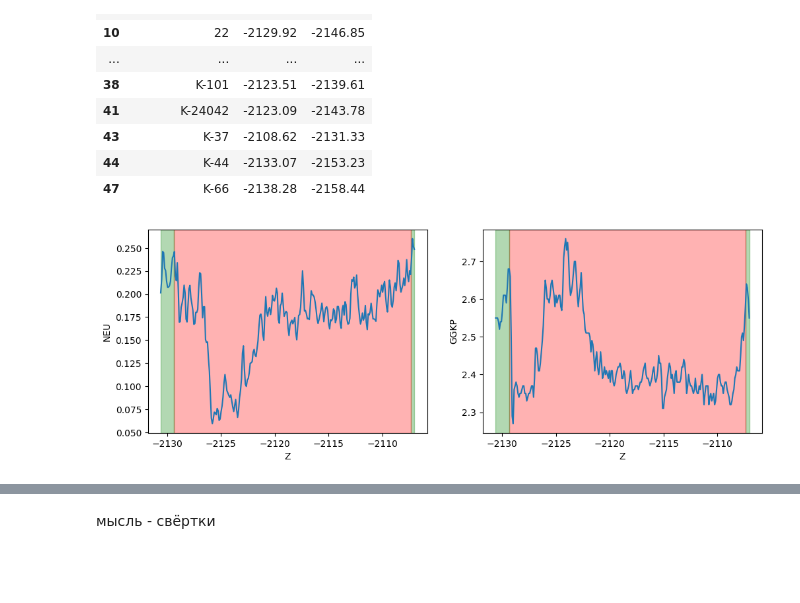
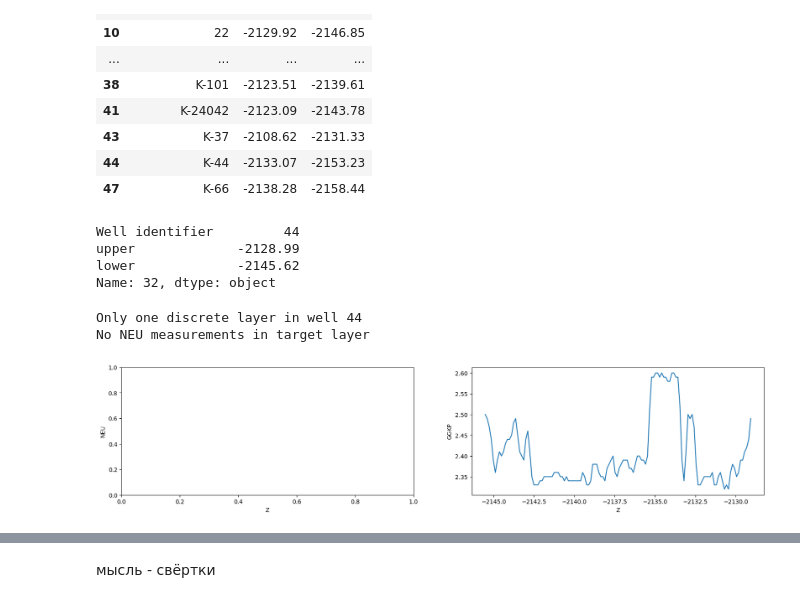
Before and after one commit to IBRINEI/MIPT_Hackathon, a Jupyter notebook: notebooks/main.ipynb, the cells around one changed output, grey strips where cells are left out. Saved outputs shown, nothing was run; the diff lists cells and outputs as text; code cells hidden in the pictures; blank space fills up the shorter version.

Commit message:
Handling of well 44.

```diff
--- a/notebooks/main.ipynb
+++ b/notebooks/main.ipynb
@@ -77,6 +77,13 @@ target_layers
 | 43 | K-37 | -2108.62 | -2131.33 |
 | 44 | K-44 | -2133.07 | -2153.23 |
 | 47 | K-66 | -2138.28 | -2158.44 |
+# %%
+target_layers.iloc[30]
+# %% [output]
+Well identifier         44
+upper             -2128.99
+lower             -2145.62
+Name: 32, dtype: object
 # %%
 def view_well(selected_well, target_layers=target_layers):
     las = lasio.read(os.path.join(DATA_DIR, f"{target_layers.iloc[selected_well]['Well identifier']}_continuous.las"))
@@ -94,8 +101,10 @@ def view_well(selected_well, target_layers=target_layers):
         background_colors = [colors[key] for key in las_dis['FACIES'][np.insert(target_layer_idx_dis, 0, target_layer_idx_dis[0][0]-1)].astype(int)]
     except KeyError:
         print('Probably not enough rows in discrete file, check number ', target_layers.iloc[selected_well]['Well identifier'])
+    except IndexError:
+        print('Only one discrete layer in well ' + target_layers.iloc[selected_well]['Well identifier'])
 
-    plt.figure(figsize=(12, 4))
+    plt.figure(figsize=(20, 4))
     plt.subplot(121)
     try:
         plt.plot(las["Z"][target_layer_idx], las["NEU"][target_layer_idx])
@@ -104,9 +113,9 @@ def view_well(selected_well, target_layers=target_layers):
     if background_colors is not None:
         for color, (start, end) in zip(background_colors, background_ranges):
             plt.axvspan(start, end, color=color, alpha=0.3)
-
     plt.xlabel("Z")
     plt.ylabel("NEU")
+
     plt.subplot(122)
     try:
         plt.plot(las["Z"][target_layer_idx], las["GGKP"][target_layer_idx])
@@ -115,12 +124,13 @@ def view_well(selected_well, target_layers=target_layers):
     if background_colors is not None:
         for color, (start, end) in zip(background_colors, background_ranges):
             plt.axvspan(start, end, color=color, alpha=0.3)
-
-
     plt.xlabel("Z")
     plt.ylabel("GGKP")
+
     plt.show()
 # %%
-view_well(15)
+view_well(30)
 # %% [output]
+Only one discrete layer in well 44
+No NEU measurements in target layer
-[figure, old version]
+[figure, new version]
```
Also changed, not shown: parts of 1 cell of this notebook.
